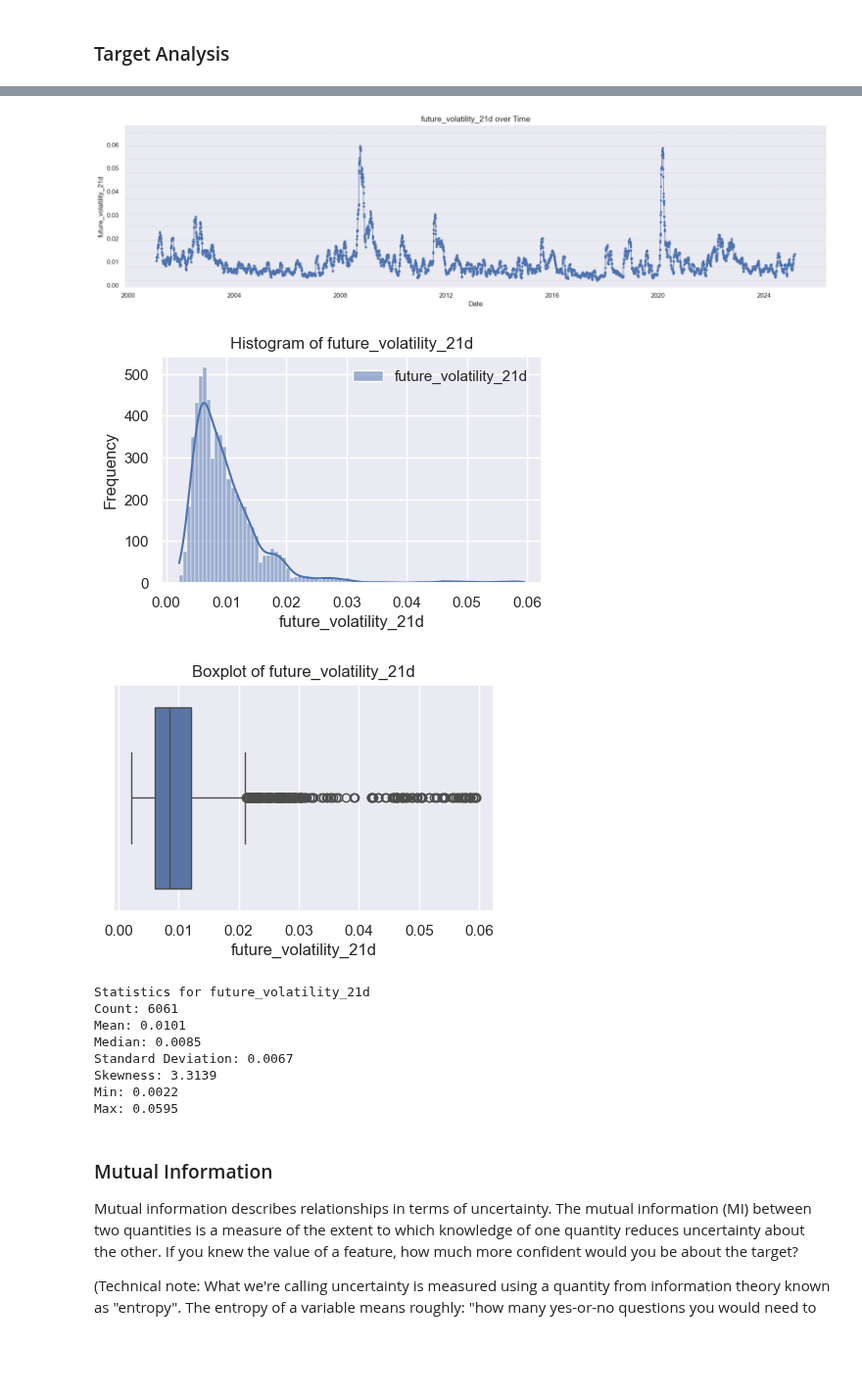
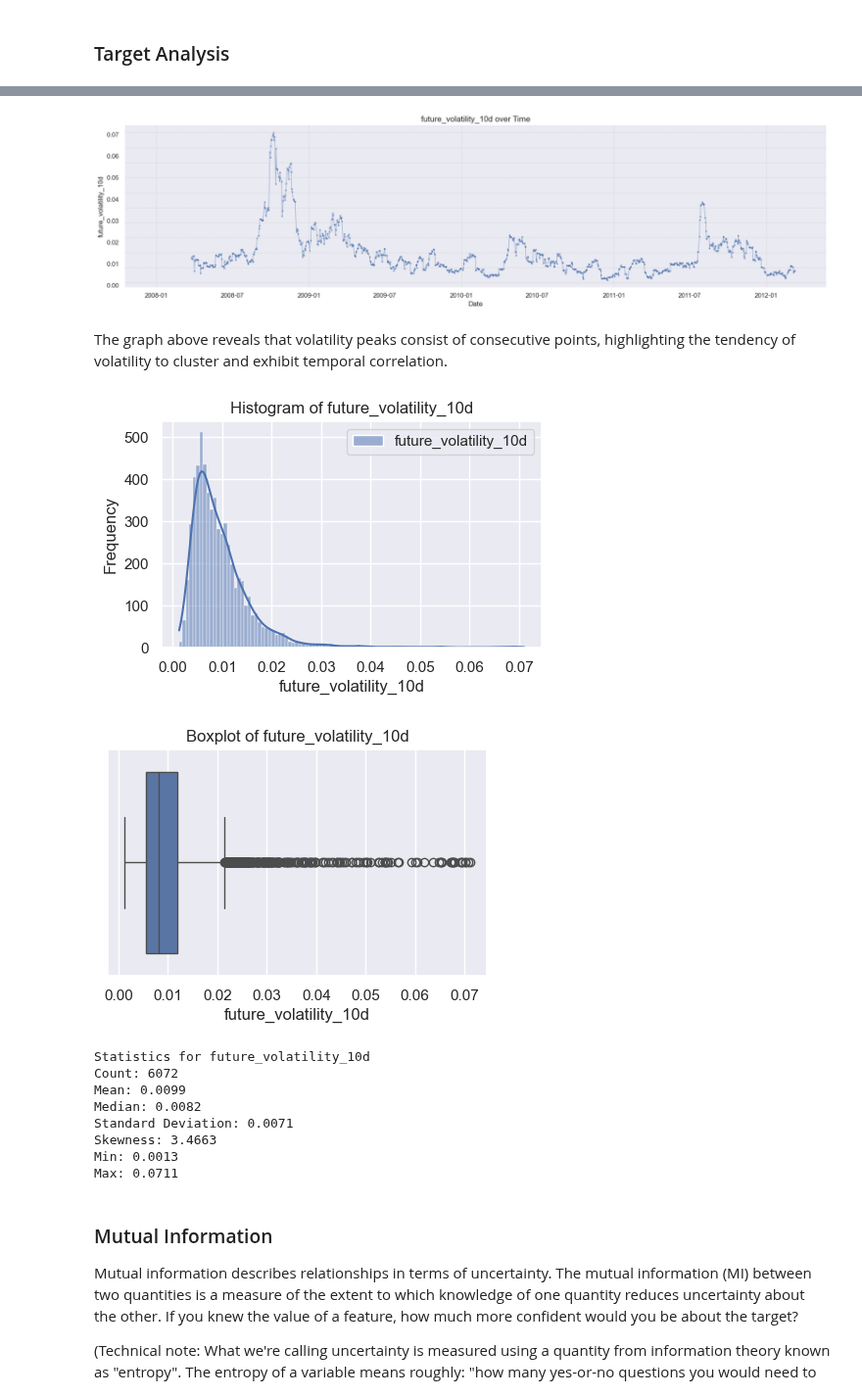
Before and after one commit to ftrupp/Predicting-Porfolio-Volatility, a Jupyter notebook: volatility_prediction.ipynb, the cells around one changed output, grey strips where cells are left out. Shown at 98% size. Saved outputs shown, nothing was run; the diff lists cells and outputs as text; code cells hidden in the pictures; blank space fills up the shorter version.

```diff
--- a/volatility_prediction.ipynb
+++ b/volatility_prediction.ipynb
@@ -701,7 +701,7 @@ def future_volatility(df, return_col='Close', window=21):
     return target
 
 # Create volatility target for regression
-target_volatility = future_volatility(data_clean, return_col='Close', window = 21)
+target_volatility = future_volatility(data_clean, return_col='Close', window = 10)
 # %% [markdown]
 ### Target Selection
 For this notebook, let's choose just one target to study at the time.
@@ -896,20 +908,34 @@ numeric_cols = features.select_dtypes(include='number').columns
 # %%
 # Plot the target through time
 target_col = target.columns[0]
 fig, ax = plt.subplots(figsize=(18, 5))
-ax.plot(target.index, target[target_col], 'bo-', markersize=3, linewidth = 1)
+i = 1800 # to reduce the timespan of the graph (initial index)
+n = 2800 # to reduce the timespan of the graph (end index)
+ax.plot(target[i:n].index, target[i:n][target_col], 'bo-', markersize=2, linewidth = 1, alpha=0.5)
+
+#horizontal lines
 ymin, ymax = target[target_col].min(), target[target_col].max()
 step = (ymax - ymin) / 10  # podés ajustar esto para más o menos líneas
 for y in np.arange(ymin, ymax + step, step):
     ax.axhline(y, color='lightgray', linestyle='--', linewidth=0.7)
+
+# vertical lines
+years = pd.to_datetime(target[i:n].index).year.unique()
+for year in years:
+    date = pd.Timestamp(f"{year}-01-01")
+    if date >= target.index.min() and date <= target.index.max():
+        ax.axvline(date, color='lightgray', linestyle='--', linewidth=0.7)
+
 ax.set_title(f"{target_col} over Time", fontsize=14)
 ax.set_xlabel("Date")
 ax.set_ylabel(target_col)
 ax.grid(False)
 plt.tight_layout()
 plt.show()
 # %% [output]
-[figure, old version]
+[figure, new version]
+# %% [markdown]
+The graph above reveals that volatility peaks consist of consecutive points, highlighting the tendency of volatility to cluster and exhibit temporal correlation.
 # %%
 plt.figure(figsize=(5,3))
 sns.histplot(target, kde=True)
@@ -923,8 +949,8 @@ sns.boxplot(x=target.squeeze())
 plt.title(f'Boxplot of {target_col}')
 plt.show()
 # %% [output]
-[figure, old version]
+[figure, new version]
-[figure, old version]
+[figure, new version]
 # %%
 def print_stats(target):
     print(f"Statistics for {target.name}")
@@ -937,14 +963,14 @@ def print_stats(target):
     print(f"Max: {target.max():.4f}")
 print_stats(target.squeeze())
 # %% [output]
-Statistics for future_volatility_21d
-Count: 6061
-Mean: 0.0101
-Median: 0.0085
-Standard Deviation: 0.0067
-Skewness: 3.3139
-Min: 0.0022
-Max: 0.0595
+Statistics for future_volatility_10d
+Count: 6072
+Mean: 0.0099
+Median: 0.0082
+Standard Deviation: 0.0071
+Skewness: 3.4663
+Min: 0.0013
+Max: 0.0711
 # %% [markdown]
 ### Mutual Information
 Mutual information describes relationships in terms of uncertainty. The mutual information (MI) between two quantities is a measure of the extent to which knowledge of one quantity reduces uncertainty about the other. If you knew the value of a feature, how much more confident would you be about the target?
```
Also changed, not shown: parts of 26 cells of this notebook.
